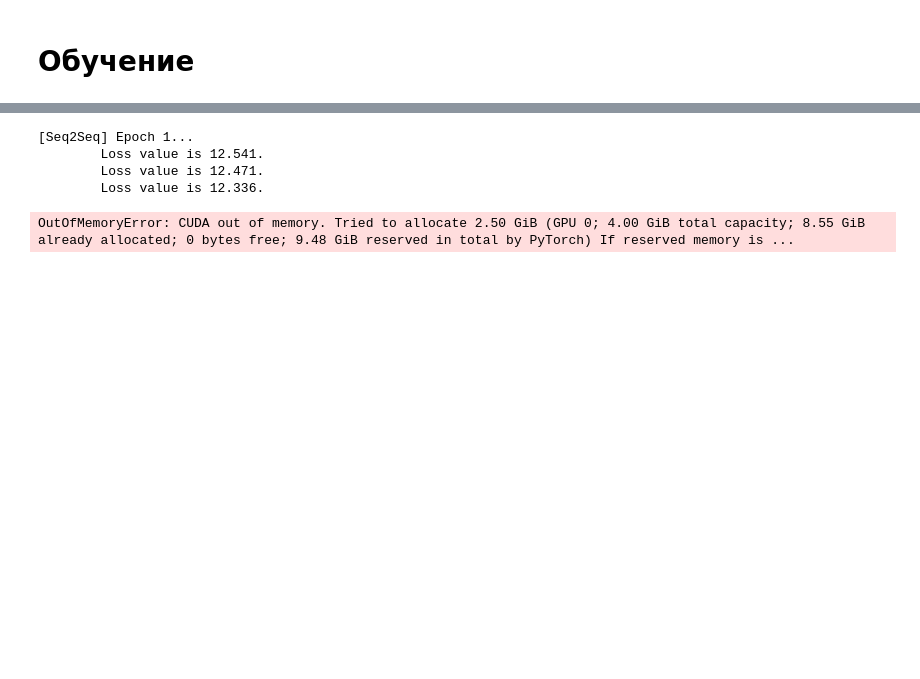
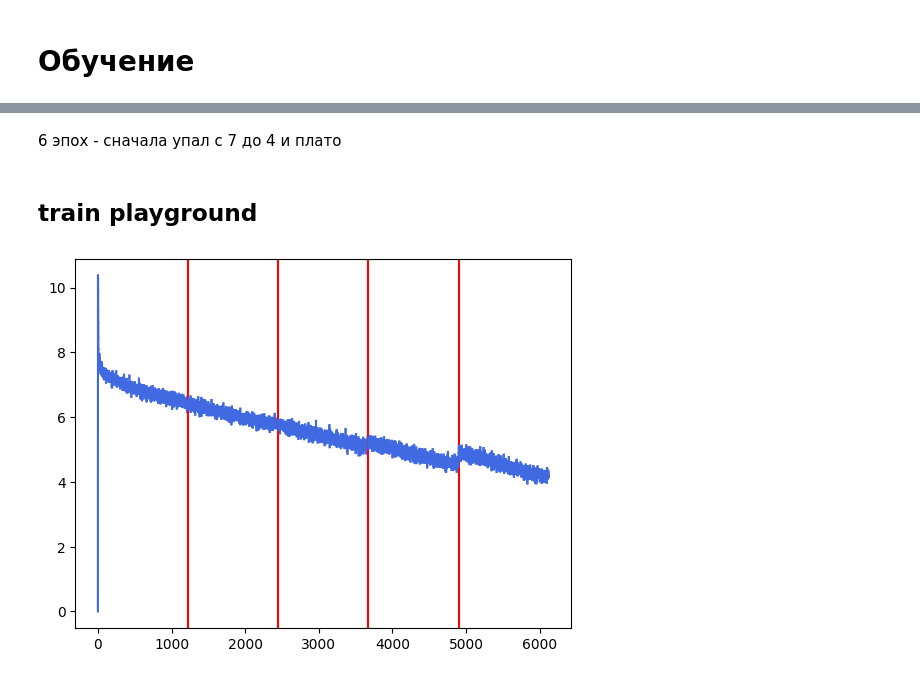
Before and after one commit to ledi-bruh/nlp-labs, a Jupyter notebook: notebooks/labs/lab3.ipynb, the cells around one changed output, grey strips where cells are left out. Drawn from its saved outputs; the diff is of its cells as text; code cells hidden in the pictures; blank space fills up the shorter version.

```diff
--- a/notebooks/labs/lab3.ipynb
+++ b/notebooks/labs/lab3.ipynb
@@ -307,0 +445,3 @@ dp = dp.map(apply_padding)
+# %%
+t = get_test_dp(['Что делать когда идет дождь, а на дороге крокодил?', 'В чем смысл курить бамбук?'], exp, ru_voc, lambda x: len(x) <= MAX_TOKENS, ru_doc_transform, 4, 32)
+list(t)
@@ -351,0 +516,3 @@ class Encoder(nn.Module):
+# %%
+h_n = torch.ones(2, 20, 32)
+torch.cat([h_n[0, :, :], h_n[1, :, :]], dim=1).shape
@@ -577,20 +811,23 @@ len(dp)
 # %%
 for epoch in range(epochs):
     print(f'[Seq2Seq] Epoch {epoch + 1}...')
-    for x_b, y_b in islice(dp, 100):
+    for y_b, x_b in dp:
+        i += 1
         x_b = x_b.to(DEVICE)
         y_b = y_b.to(DEVICE)
         optimizer.zero_grad()
         outputs = seq2seq(x_b, y_b)
         loss_value = loss(outputs.permute(0, 2, 1), y_b)
-        print(f'\tLoss value is {loss_value:.3f}.')
+#         print(f'\tLoss value is {loss_value:.3f}.')
+        # #
+        d.append([i, loss_value.item()])
+        ax.plot(*zip(d[0], d[1]), color='royalblue')
+        display(fig)
+        clear_output(wait=True)
+        plt.pause(0.01)
+        # #
         loss_value.backward()
         torch.nn.utils.clip_grad_norm_(seq2seq.parameters(), 1)
         optimizer.step()
         scheduler.step()
+    ax.axvline(x=i, color='r')
-# %% [output]
-[Seq2Seq] Epoch 1...
-        Loss value is 12.541.
-        Loss value is 12.471.
-        Loss value is 12.336.
-OutOfMemoryError: CUDA out of memory. Tried to allocate 2.50 GiB (GPU 0; 4.00 GiB total capacity; 8.55 GiB already allocated; 0 bytes free; 9.48 GiB reserved in total by PyTorch) If reserved memory is ...
@@ -596,0 +857,4 @@ OutOfMemoryError: CUDA out of memory. Tried to allocate 2.50 GiB (GPU 0; 4.00 Gi
+# %% [markdown]
+6 эпох - сначала упал с 7 до 4 и плато
+# %% [markdown]
+## train playground
@@ -596,0 +863,45 @@ OutOfMemoryError: CUDA out of memory. Tried to allocate 2.50 GiB (GPU 0; 4.00 Gi
+# %%
+epochs = 2
+n_batches = 1225
+seq2seq.train()
+last_epoch_loss = 0
+
+for epoch in range(epochs):
+    print(f'Epoch {epoch} loss: {last_epoch_loss}')
+    print(f'[Seq2Seq] Epoch {epoch + 1}...')
+    epoch_loss = 0.
+    for y_b, x_b in dp:
+        i += 1
+        x_b = x_b.to(DEVICE)
+        y_b = y_b.to(DEVICE)
+
+        optimizer.zero_grad()
+        outputs = seq2seq(x_b, y_b, 0.2)
+#         print(outputs.shape)
+#         print(y_b.shape)
+#         break
+        loss_value = loss(outputs.permute(0, 2, 1), y_b)
+        epoch_loss += loss_value.item()
+
+        # # graph
+        d.append([i, loss_value.item()])
+        ax.plot(*zip(d[0], d[1]), color='royalblue')
+        display(fig)
+        clear_output(wait=True)
+#         plt.pause(0.01)
+        # #
+
+        loss_value.backward()
+        optimizer.step()
+        torch.nn.utils.clip_grad_norm_(seq2seq.parameters(), 1)
+
+#         x_b_ = x_b.to('cpu')
+#         y_b_ = y_b.to('cpu')
+#         del x_b_
+#         del y_b_
+
+    scheduler.step()
+    ax.axvline(x=i, color='r')
+    last_epoch_loss = epoch_loss / n_batches
+# %% [output]
+[figure, added]
```
Also changed, not shown: parts of 108 cells of this notebook.
